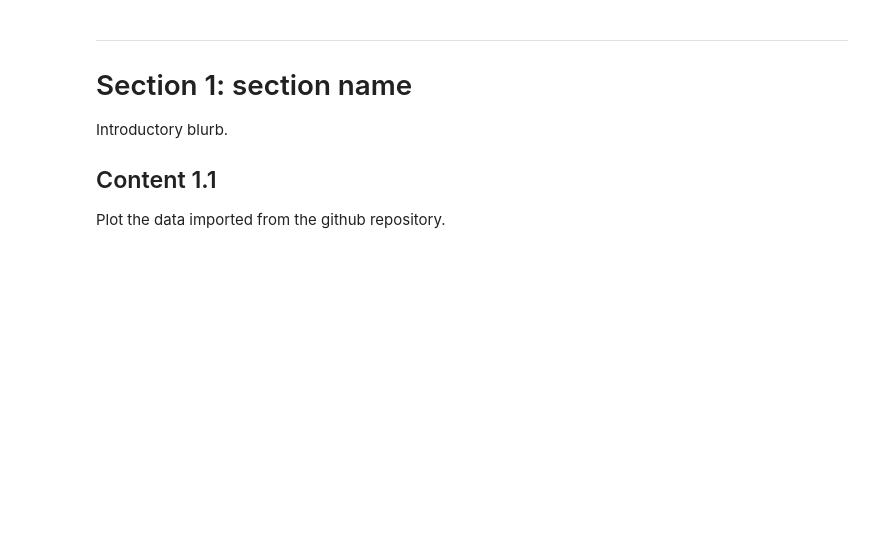
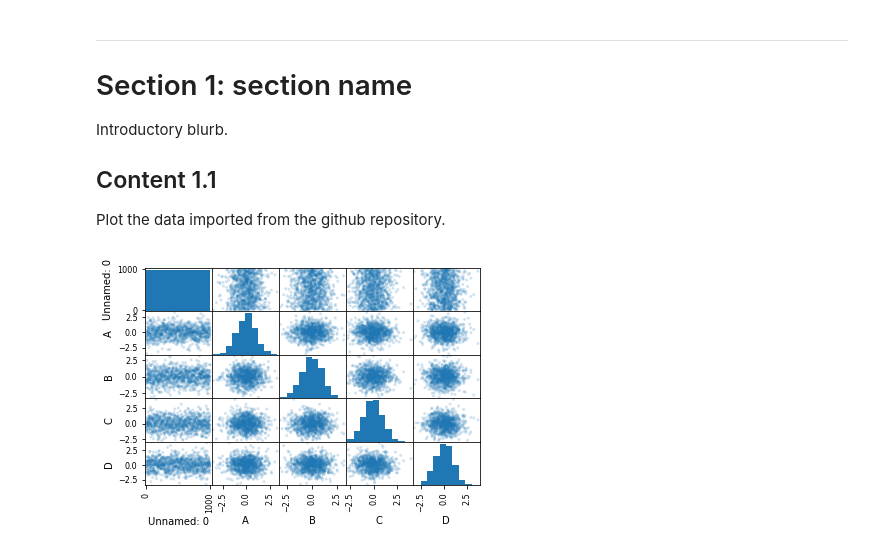
Before and after one commit to jacobaparker/notebook-test, a Jupyter notebook: topic-name.ipynb, the cells around one changed output. Drawn from its saved outputs; the diff is of its cells as text; code cells hidden in the pictures; blank space fills up the shorter version.

Commit message:
confirmed downloading data from github in notebook worked

```diff
--- a/topic-name.ipynb
+++ b/topic-name.ipynb
@@ -46,7 +46,7 @@ import matplotlib.pyplot as plt
 # @title Define plotting functions
 # @markdown Define functions for plotting the results of our analyses
 def plot_function(data):
-    plt.plot(data)
+    pd.plotting.scatter_matrix(data, alpha=0.2)
 # %%
 # @title Define helper functions
 # @markdown Define miscellaneous convenience functions for processing/analyzing the data
@@ -57,5 +57,5 @@ def helper_function(data):
 # @title Import data
 # @markdown Import the data from the github repository
 import requests
-url = 'https://github.com/jacobaparker/notebook-test/data/.../data.csv?raw=True'
+url = 'https://github.com/jacobaparker/notebook-test/blob/main/data/data.csv?raw=True'
 df = pd.read_csv(url, error_bad_lines=False)
@@ -69,4 +71,6 @@ Introductory blurb.
 
 Plot the data imported from the github repository.
 # %%
-df = pd.DataFrame(np.random.randn(1000, 4), columns=['A','B','C','D'])
+plot_function(df)
+# %% [output]
+[figure, added]
```
Also changed, not shown: parts of 1 cell of this notebook.
